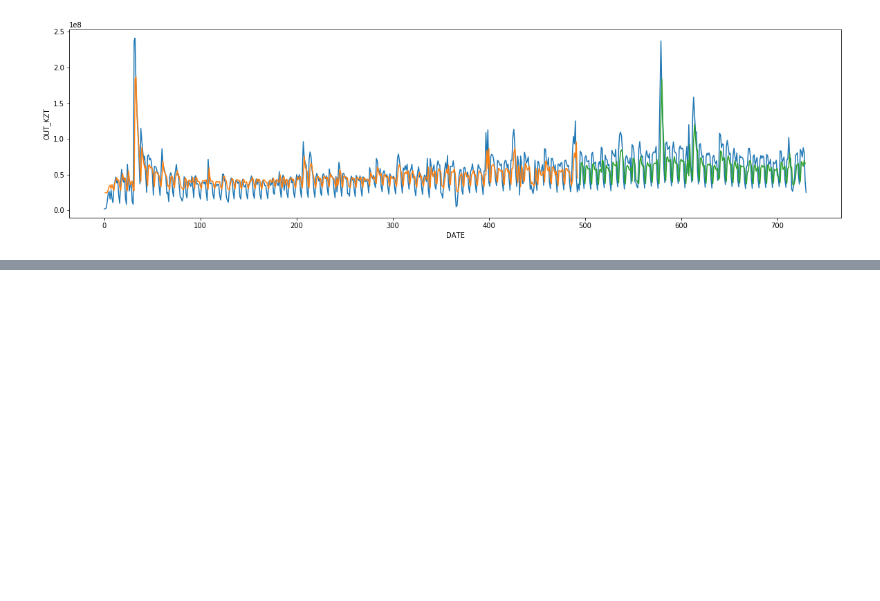
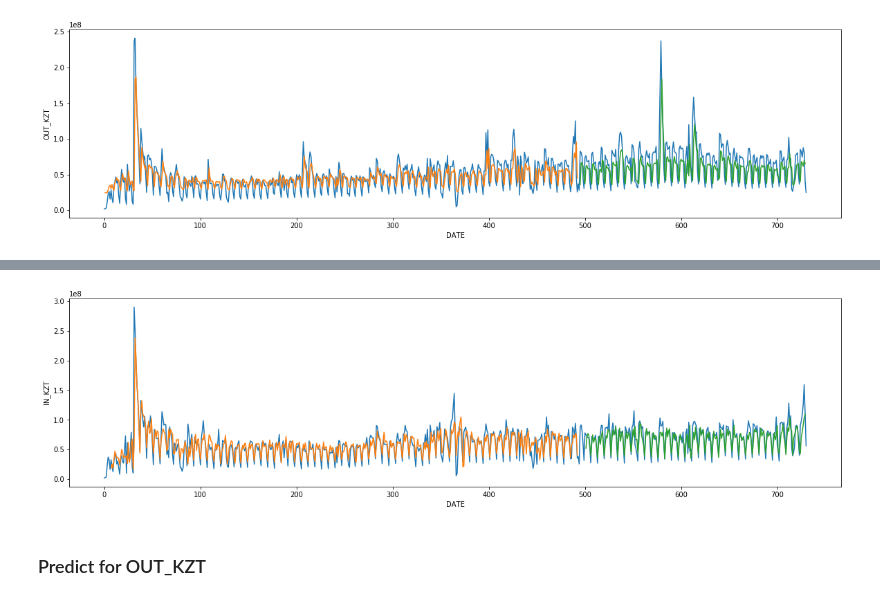
Before and after one commit to EldanGS/Data_Science, a Jupyter notebook: Yessenov Data Lab/Week 7/Project/NN models/Project, time series regression RNN for Kaspi.ipynb, the cells around one changed output, grey strips where cells are left out. Saved outputs shown, nothing was run; the diff lists cells and outputs as text; code cells hidden in the pictures; blank space fills up the shorter version.

```diff
--- a/Yessenov Data Lab/Week 7/Project/NN models/Laboratory work, time series regression RNN for Kaspi.ipynb
+++ b/Yessenov Data Lab/Week 7/Project/NN models/Project, time series regression RNN for Kaspi.ipynb
@@ -530,0 +795,13 @@ plt.show()
+# %%
+# plot baseline and predictions
+plt.figure(figsize=(20, 5))
+plt.plot(scaler.inverse_transform(dataset_in_kzt))
+plt.plot(trainPredictPlot)
+plt.plot(testPredictPlot)
+plt.xlabel('DATE')
+plt.ylabel('IN_KZT')
+plt.show()
+# %% [output]
+[figure, added]
+# %% [markdown]
+### Predict for OUT_KZT
```
Also changed, not shown: parts of 13 cells of this notebook, 12 other files.
